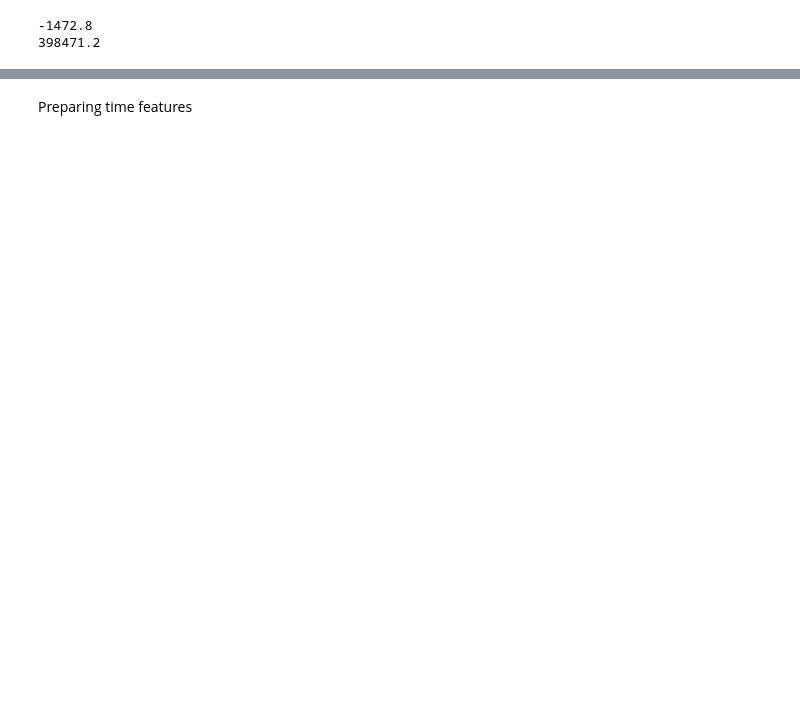
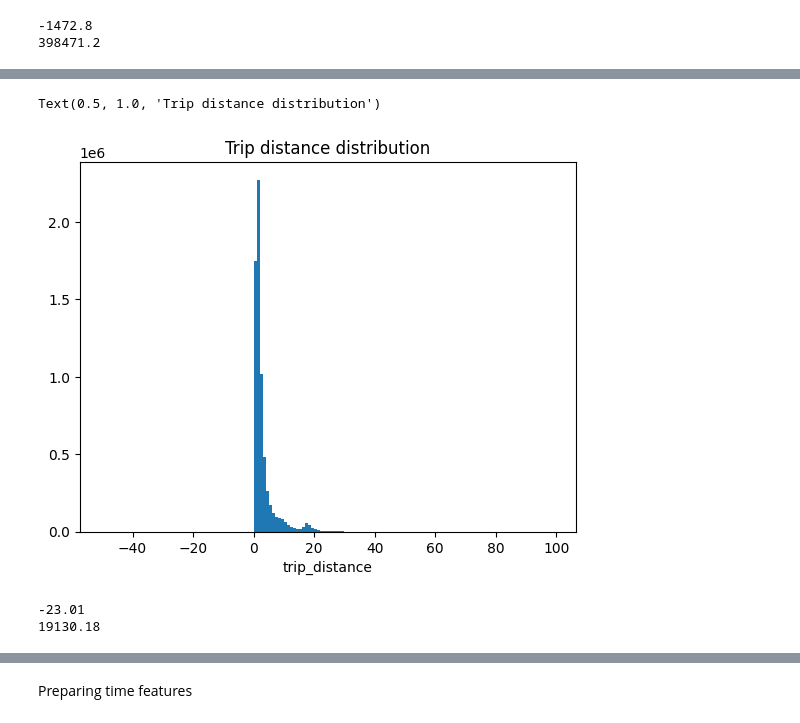
Before and after one commit to ervalinskas/yellow-taxi-trip, a Jupyter notebook: notebooks/eta.ipynb, the cells around one changed output, grey strips where cells are left out. Drawn from its saved outputs; the diff is of its cells as text; code cells hidden in the pictures; blank space fills up the shorter version.

```diff
--- a/notebooks/eta.ipynb
+++ b/notebooks/eta.ipynb
@@ -318,0 +350,4 @@ full_df.columns.tolist()
+# %%
+# Clipping the outliers
+df = df[(df["trip_duration_in_minutes"] > 0)&(df["trip_duration_in_minutes"] < 500)]
+df
@@ -318,0 +368,18 @@ full_df.columns.tolist()
+# %%
+import matplotlib.pyplot as plt
+import seaborn as sns
+import numpy as np
+
+plt.hist(df["trip_distance"],
+         bins=np.arange(-50, 100))
+plt.xlabel("trip_distance")
+plt.title("Trip distance distribution")
+# %% [output]
+Text(0.5, 1.0, 'Trip distance distribution')
+[figure, added]
+# %%
+print(df["trip_distance"].min())
+print(df["trip_distance"].max())
+# %% [output]
+-23.01
+19130.18
```
Also changed, not shown: parts of 58 cells of this notebook.
